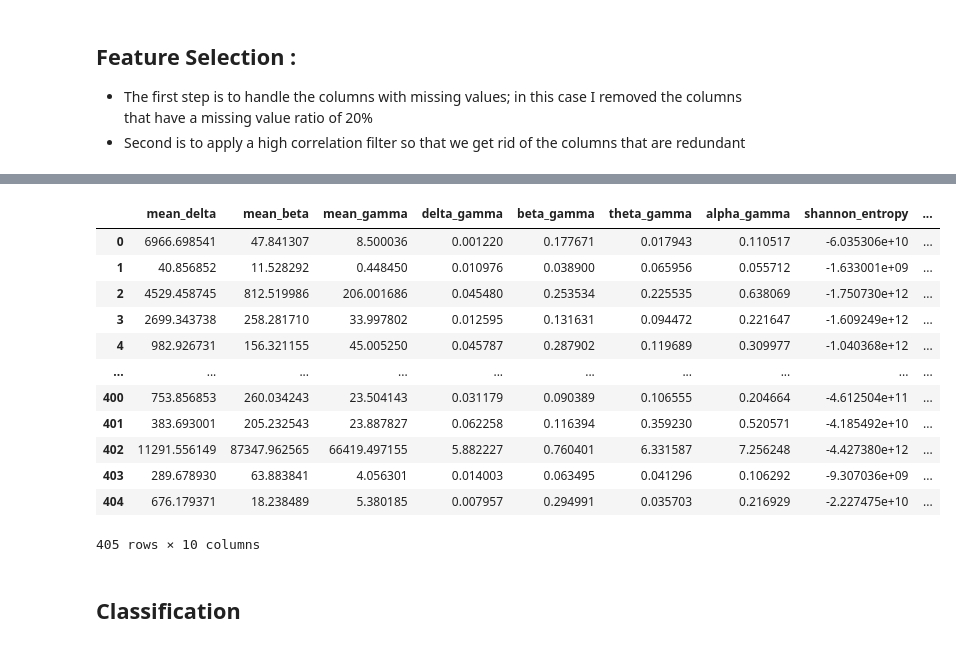
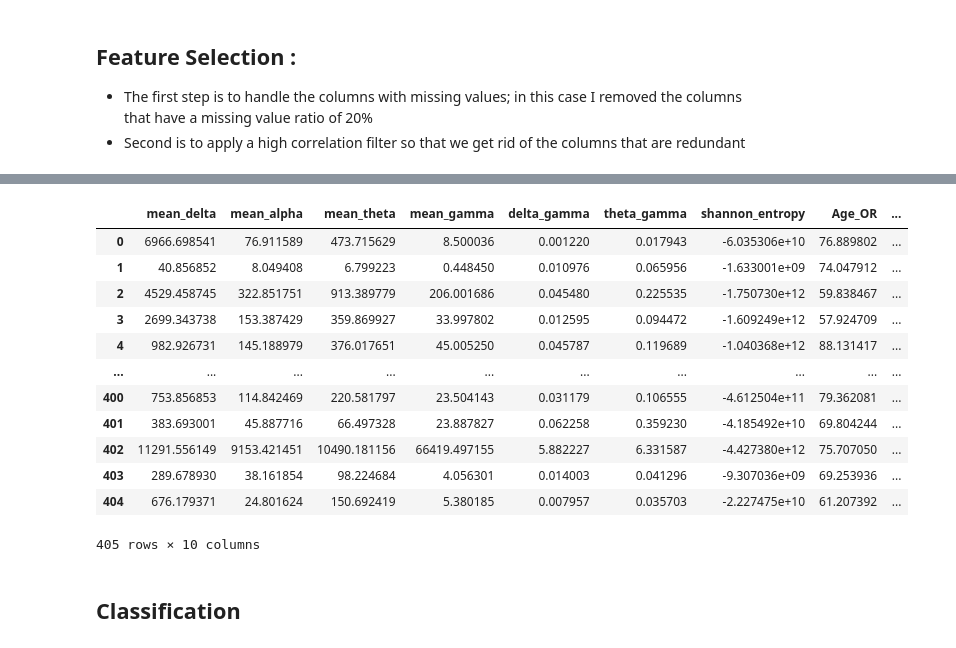
Before and after one commit to elifozkn/EEG-Burst-Suppression-Analysis, a Jupyter notebook: EEG-BS.ipynb, the cells around one changed output, grey strips where cells are left out. Cells and saved outputs as stored; diff of their text form; code cells hidden in the pictures.

```diff
--- a/EEG-BS.ipynb
+++ b/EEG-BS.ipynb
@@ -340,11 +338,6 @@ power_df_hann = pd.DataFrame({"ID" : ids,
                         "mean_delta" : mean_power_delta,
                         "mean_theta" : mean_power_theta,
                         "mean_gamma" : mean_power_gamma,
-                        "mean_rel_alpha" : mean_rel_power_alpha,
-                        "mean_rel_power_beta" : mean_rel_power_beta,
-                        "mean_rel_delta" : mean_rel_power_delta,
-                        "mean_rel_theta" : mean_rel_power_theta,
-                        "mean_rel_gamma" : mean_rel_power_gamma,
                         "delta_alpha" : delta_alpha,
                         "delta_beta" : delta_beta,
                         "delta_theta" : delta_theta,
@@ -363,11 +356,6 @@ power_df_hamming = pd.DataFrame({"ID" : ids,
                         "mean_delta" : mean_power_delta_hamming,
                         "mean_theta" : mean_power_theta_hamming,
                         "mean_gamma" : mean_power_gamma_hamming,
-                        "mean_rel_alpha" : mean_rel_power_alpha_hamming,
-                        "mean_rel_power_beta" : mean_rel_power_beta_hamming,
-                        "mean_rel_delta" : mean_rel_power_delta_hamming,
-                        "mean_rel_theta" : mean_rel_power_theta_hamming,
-                        "mean_rel_gamma" : mean_rel_power_gamma_hamming,
                         "delta_alpha" : delta_alpha_hamming,
                         "delta_beta" : delta_beta_hamming,
                         "delta_theta" : delta_theta_hamming,
@@ -386,11 +374,6 @@ power_df_blackman = pd.DataFrame({"ID" : ids,
                         "mean_delta" : mean_power_delta_blackman,
                         "mean_theta" : mean_power_theta_blackman,
                         "mean_gamma" : mean_power_gamma_blackman,
-                        "mean_rel_alpha" : mean_rel_power_alpha_blackman,
-                        "mean_rel_power_beta" : mean_rel_power_beta_blackman,
-                        "mean_rel_delta" : mean_rel_power_delta_blackman,
-                        "mean_rel_theta" : mean_rel_power_theta_blackman,
-                        "mean_rel_gamma" : mean_rel_power_gamma_blackman,
                         "delta_alpha" : delta_alpha_blackman,
                         "delta_beta" : delta_beta_blackman,
                         "delta_theta" : delta_theta_blackman,
@@ -554,7 +537,7 @@ def corrFilter(x: pd.DataFrame, bound: float):
 
 #     print(corrFilter(final_df,0.7))
 # %%
-final_df = final_df.drop(["ID", "mean_rel_alpha", "mean_rel_delta","mean_rel_power_beta",'shunting', 'shunt_indication', 'complication',
+final_df = final_df.drop(["ID",'shunting', 'shunt_indication', 'complication',
             'Deathin90days', 'latency',
        'vertebral_artery_stenosis'],axis =1)
 final_df.columns
@@ -654,23 +625,23 @@ plt.show()
 # %%
-selected_annotated_df = annotated_df[['mean_delta','mean_theta', 'mean_beta', 'mean_gamma', 'delta_gamma',
- 'beta_gamma', 'theta_gamma',"alpha_gamma","shannon_entropy",'Age_OR',"BS"]]
+selected_annotated_df = annotated_df[['mean_delta','mean_alpha','mean_theta', 'mean_gamma', 'delta_gamma',
+'theta_gamma',"shannon_entropy",'Age_OR','Gender',"BS"]]
 #selected_annotated_df['EEGchanges'] = selected_annotated_df["EEGchanges"].replace([999],selected_annotated_df["EEGchanges"].mode())
 selected_annotated_df = selected_annotated_df.reset_index()
 selected_annotated_df = selected_annotated_df.drop("index", axis=1)
 selected_annotated_df
 # %% [output]
-|  | mean_delta | mean_beta | mean_gamma | delta_gamma | beta_gamma | theta_gamma | alpha_gamma | shannon_entropy | ... |
-| 0 | 6966.698541 | 47.841307 | 8.500036 | 0.001220 | 0.177671 | 0.017943 | 0.110517 | -6.035306e+10 | ... |
-| 1 | 40.856852 | 11.528292 | 0.448450 | 0.010976 | 0.038900 | 0.065956 | 0.055712 | -1.633001e+09 | ... |
-| 2 | 4529.458745 | 812.519986 | 206.001686 | 0.045480 | 0.253534 | 0.225535 | 0.638069 | -1.750730e+12 | ... |
-| 3 | 2699.343738 | 258.281710 | 33.997802 | 0.012595 | 0.131631 | 0.094472 | 0.221647 | -1.609249e+12 | ... |
-| 4 | 982.926731 | 156.321155 | 45.005250 | 0.045787 | 0.287902 | 0.119689 | 0.309977 | -1.040368e+12 | ... |
+|  | mean_delta | mean_alpha | mean_theta | mean_gamma | delta_gamma | theta_gamma | shannon_entropy | Age_OR | ... |
+| 0 | 6966.698541 | 76.911589 | 473.715629 | 8.500036 | 0.001220 | 0.017943 | -6.035306e+10 | 76.889802 | ... |
+| 1 | 40.856852 | 8.049408 | 6.799223 | 0.448450 | 0.010976 | 0.065956 | -1.633001e+09 | 74.047912 | ... |
+| 2 | 4529.458745 | 322.851751 | 913.389779 | 206.001686 | 0.045480 | 0.225535 | -1.750730e+12 | 59.838467 | ... |
+| 3 | 2699.343738 | 153.387429 | 359.869927 | 33.997802 | 0.012595 | 0.094472 | -1.609249e+12 | 57.924709 | ... |
+| 4 | 982.926731 | 145.188979 | 376.017651 | 45.005250 | 0.045787 | 0.119689 | -1.040368e+12 | 88.131417 | ... |
 | ... | ... | ... | ... | ... | ... | ... | ... | ... | ... |
-| 400 | 753.856853 | 260.034243 | 23.504143 | 0.031179 | 0.090389 | 0.106555 | 0.204664 | -4.612504e+11 | ... |
-| 401 | 383.693001 | 205.232543 | 23.887827 | 0.062258 | 0.116394 | 0.359230 | 0.520571 | -4.185492e+10 | ... |
-| 402 | 11291.556149 | 87347.962565 | 66419.497155 | 5.882227 | 0.760401 | 6.331587 | 7.256248 | -4.427380e+12 | ... |
-| 403 | 289.678930 | 63.883841 | 4.056301 | 0.014003 | 0.063495 | 0.041296 | 0.106292 | -9.307036e+09 | ... |
-| 404 | 676.179371 | 18.238489 | 5.380185 | 0.007957 | 0.294991 | 0.035703 | 0.216929 | -2.227475e+10 | ... |
+| 400 | 753.856853 | 114.842469 | 220.581797 | 23.504143 | 0.031179 | 0.106555 | -4.612504e+11 | 79.362081 | ... |
+| 401 | 383.693001 | 45.887716 | 66.497328 | 23.887827 | 0.062258 | 0.359230 | -4.185492e+10 | 69.804244 | ... |
+| 402 | 11291.556149 | 9153.421451 | 10490.181156 | 66419.497155 | 5.882227 | 6.331587 | -4.427380e+12 | 75.707050 | ... |
+| 403 | 289.678930 | 38.161854 | 98.224684 | 4.056301 | 0.014003 | 0.041296 | -9.307036e+09 | 69.253936 | ... |
+| 404 | 676.179371 | 24.801624 | 150.692419 | 5.380185 | 0.007957 | 0.035703 | -2.227475e+10 | 61.207392 | ... |
 405 rows × 10 columns
 # %% [markdown]
 ## Classification
```
Also changed, not shown: parts of 24 cells of this notebook.
